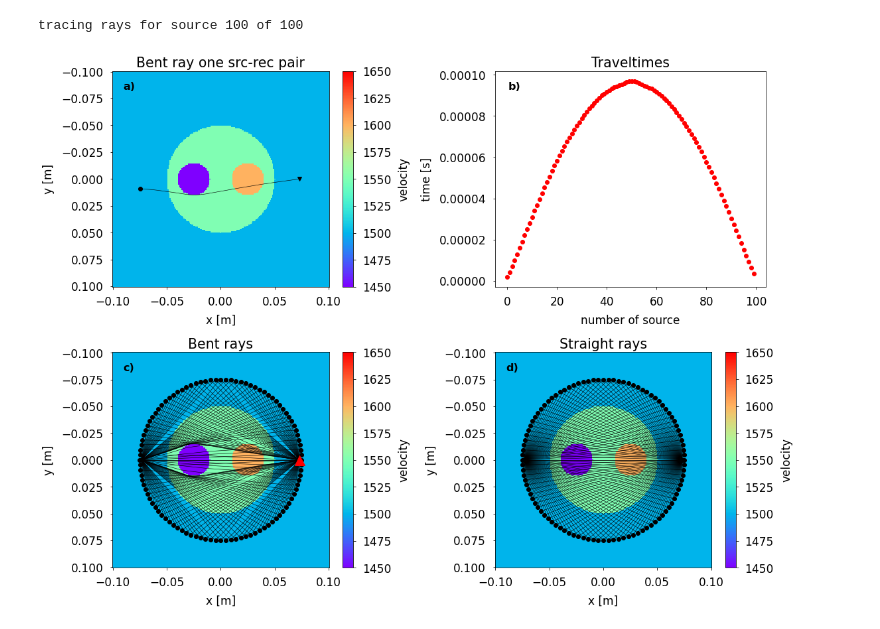
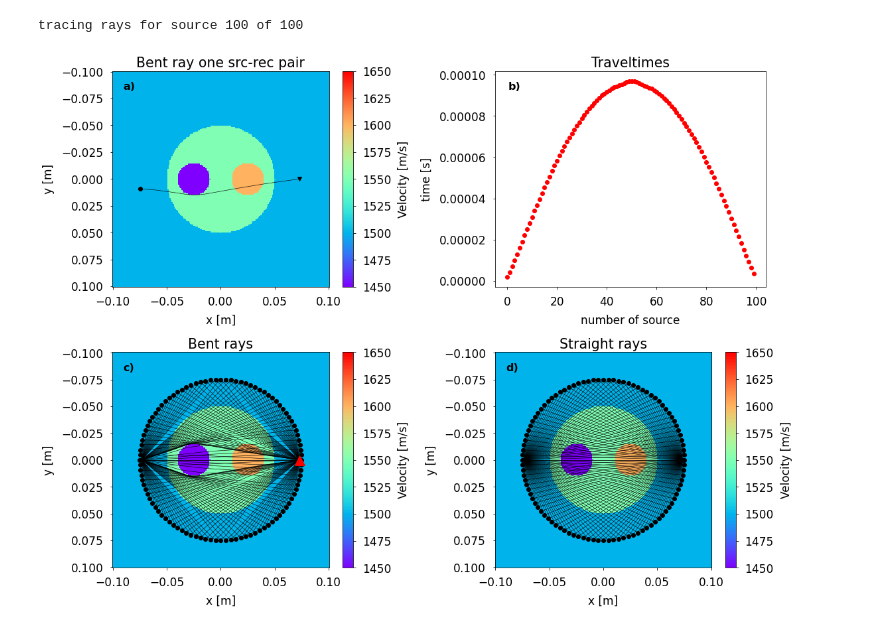
Before and after one commit to inverseproblem/PestoSeis, a Jupyter notebook: JOSSpaper/figs/FiguresForManuscript_MedicalUltrasound.ipynb, the cells around one changed output. Cells and saved outputs as stored; diff of their text form; code cells hidden in the pictures.

```diff
--- a/JOSSpaper/figs/FiguresForManuscript_MedicalUltrasound.ipynb
+++ b/JOSSpaper/figs/FiguresForManuscript_MedicalUltrasound.ipynb
@@ -107,7 +107,7 @@ plt.rcParams['axes.labelpad']='10'
 ax0 = fig.add_subplot(2,2,1)
 ax0.text(0.05, 0.95, "a)", transform=ax0.transAxes,
 fontsize=16, fontweight='bold', va='top')
-tr.plotvelmod(gridpar,velmod,vmin=1450,vmax=1650)
+tr.plotvelmod(gridpar,velmod,vmin=1450,vmax=1650,units="[m/s]")
 ax0.plot(sources.T[isrc,0],sources.T[isrc,1],'ok',zorder=100)
 for i in range(rays_right_rec.shape[0]) :
     ax0.plot(rays_right_rec[i,isrc]['xy'][:,0],
@@ -122,33 +122,35 @@ ax1.text(0.05, 0.95, "b)", transform=ax1.transAxes,
 fontsize=16, fontweight='bold', va='top')
 num_src = np.linspace(0,99,100)
 ax1.set_title('Traveltimes')
 for i in range(ttpick.size):
     ax1.plot(num_src[i],ttpick[i][irec],'ro-')
 ax1.set_xlabel("number of source")
 ax1.set_ylabel("time [s]")
 
 ax2 = fig.add_subplot(2,2,3)
 ax2.text(0.05, 0.95, "c)", transform=ax2.transAxes,
 fontsize=16, fontweight='bold', va='top')
-tr.plotvelmod(gridpar,velmod,vmin=1450,vmax=1650)
+tr.plotvelmod(gridpar,velmod,vmin=1450,vmax=1650,units="[m/s]")
 tr.plotrays(sources.T,receivers,rays)
 ax2.plot(receivers[0,0],receivers[0,1],"^r",markersize=15,label="receiver",zorder=100)
 ax2.set_title("Bent rays")
 ax2.set_xlabel("x [m]")
 ax2.set_ylabel("y [m]")
 
 ax3 = fig.add_subplot(2,2,4)
 ax3.text(0.05, 0.95, "d)", transform=ax3.transAxes,
 fontsize=16, fontweight='bold', va='top')
-tr.plotvelmod(gridpar,velmod,vmin=1450,vmax=1650)
+tr.plotvelmod(gridpar,velmod,vmin=1450,vmax=1650,units="[m/s]")
 tr.plotrays(sources.T,receivers,straightrays)
 ax3.set_title("Straight rays")
 ax3.set_xlabel("x [m]")
 ax3.set_ylabel("y [m]")
 
 
 fig.tight_layout(pad=1.0)
 
+## plt.savefig("tutorial04_results.png")
+
 plt.show()
 # %% [output]
-[figure, old version]
+[figure, new version]
```
Also changed, not shown: parts of 1 cell of this notebook, 4 other files.
